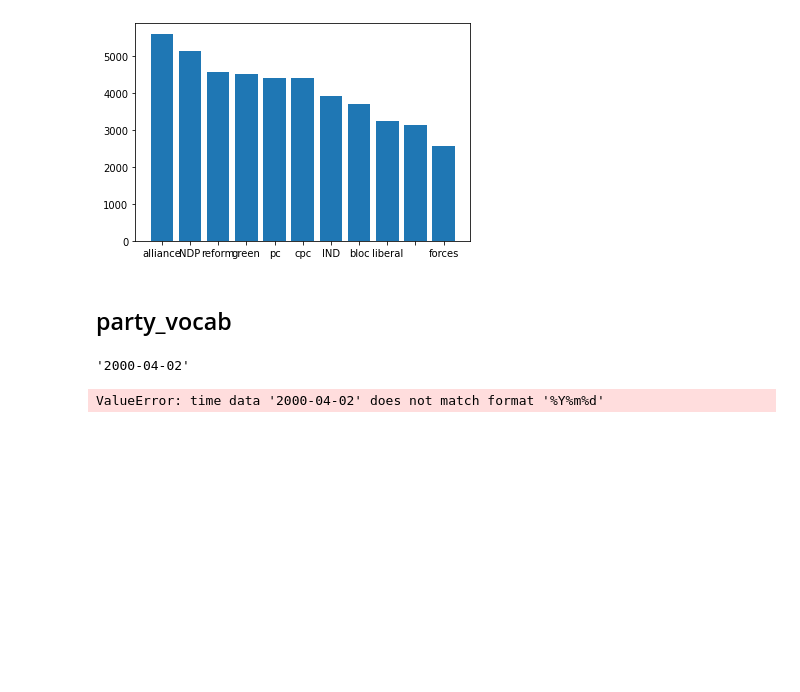
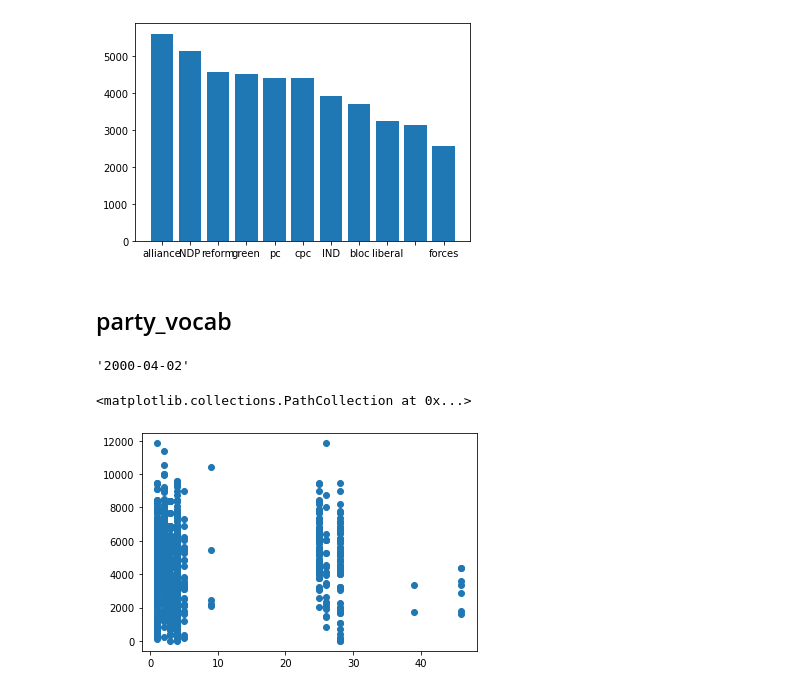
Before and after one commit to illtemperedklavier/openparliament-NLP, a Jupyter notebook: word_stats/vocab size graphs.ipynb, the cells around one changed output. Saved outputs shown, nothing was run; the diff lists cells and outputs as text; code cells hidden in the pictures; blank space fills up the shorter version.

```diff
--- a/word_stats/vocab size graphs.ipynb
+++ b/word_stats/vocab size graphs.ipynb
@@ -224,10 +194,13 @@ from datetime import datetime
-# %%
-datetime.strptime(party_vocab.start_date[0], '%Y%m%d')
-# %% [output]
-ValueError: time data '2000-04-02' does not match format '%Y%m%d'
 # %%
 tenure = pd.to_datetime(party_vocab.end_date, infer_datetime_format=True) - pd.to_datetime(party_vocab.start_date, infer_datetime_format=True)
 # %%
 party_vocab.start_date = pd.to_datetime(party_vocab.start_date, infer_datetime_format=True)
 # %%
 party_vocab.end_date = pd.to_datetime(party_vocab.end_date, infer_datetime_format=True)
+# %%
+party_vocab["tenure"] = party_vocab.end_date - party_vocab.start_date
+# %%
+plt.scatter(party_vocab.party_id, party_vocab.vocab_size)
+# %% [output]
+<matplotlib.collections.PathCollection at 0x...>
+[figure, added]
```
Also changed, not shown: parts of 35 cells of this notebook, 2 other files.
